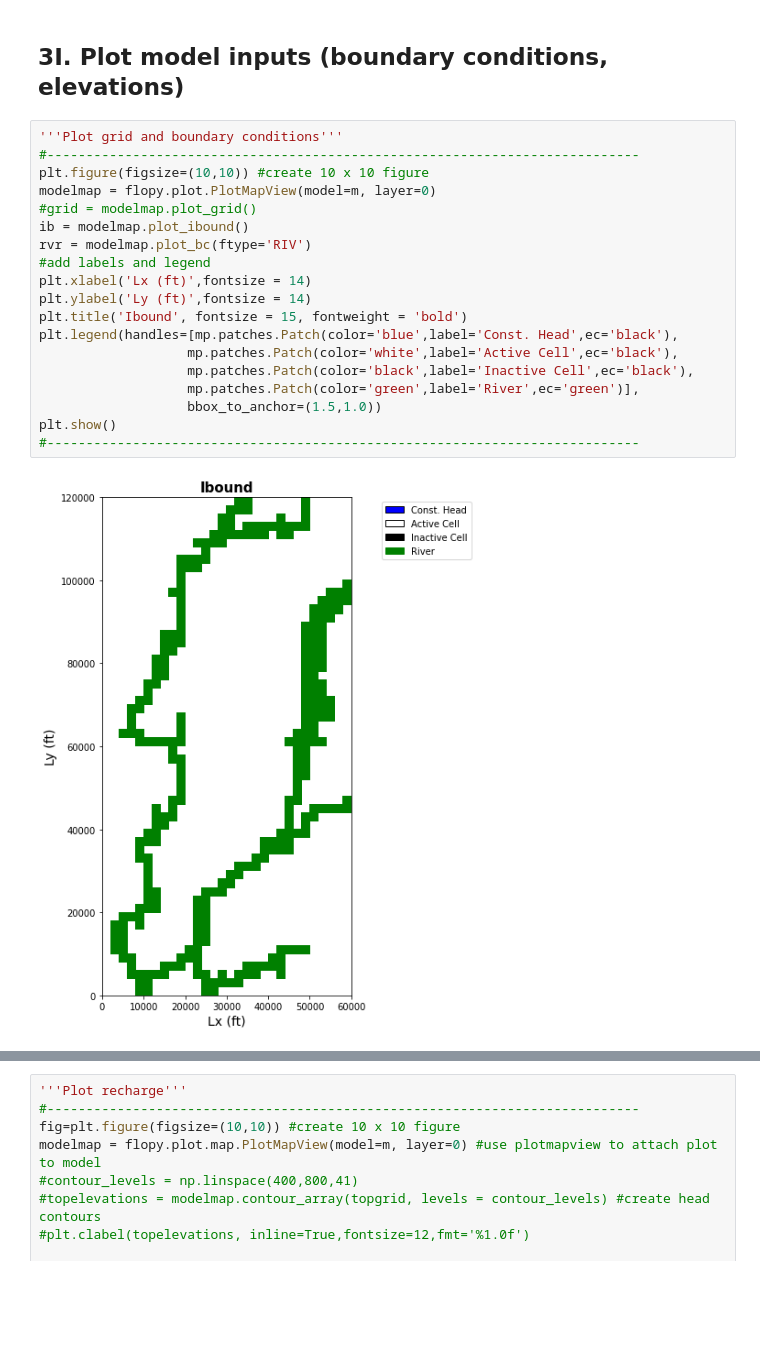
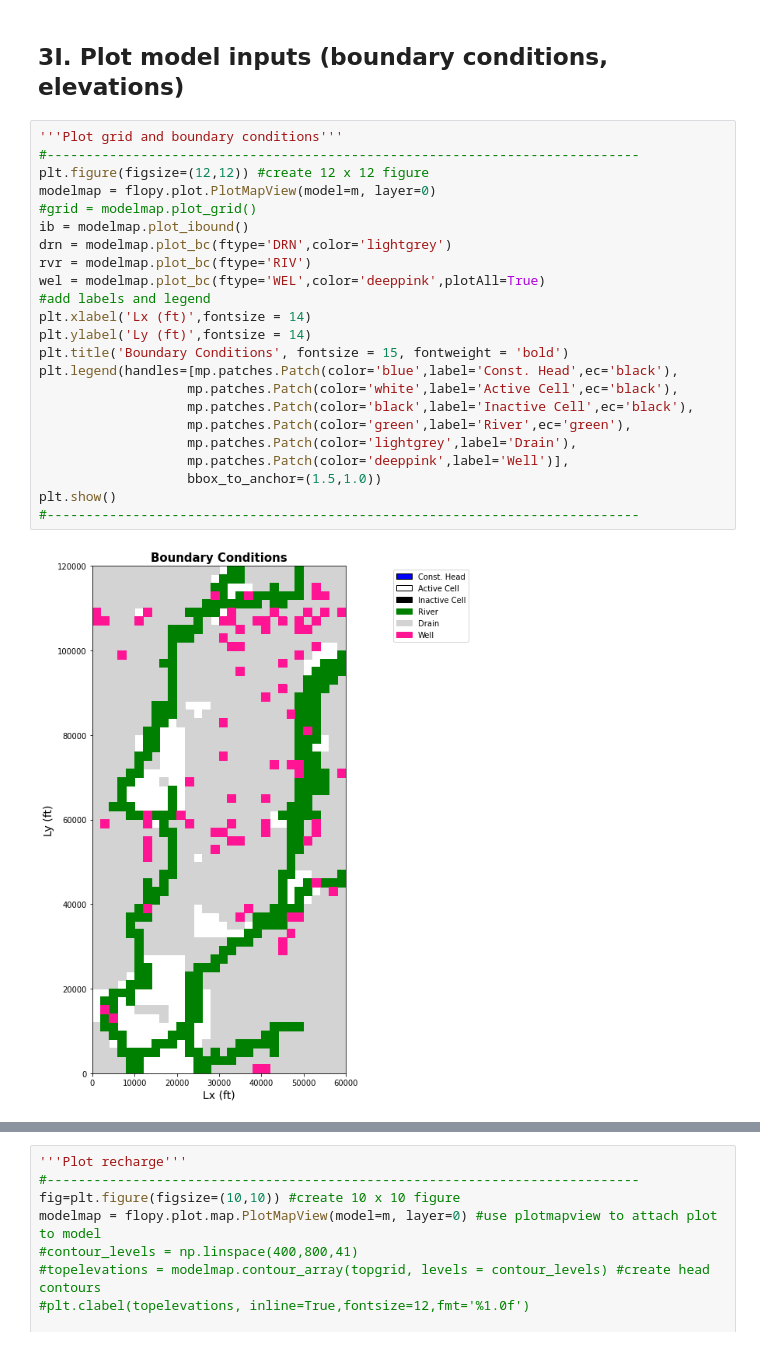
Before and after one commit to dbabrams/ShallowDolomite_Group, a Jupyter notebook: Summer2020_Model/WillCounty_Summer2020.ipynb, the cells around one changed output, grey strips where cells are left out. Cells and saved outputs as stored; diff of their text form; blank space fills up the shorter version.

```diff
--- a/Summer2020_Model/WillCounty_Summer2020.ipynb
+++ b/Summer2020_Model/WillCounty_Summer2020.ipynb
@@ -499,24 +501,28 @@ pcg = flopy.modflow.ModflowPcg(model=m,mxiter=200,iter1=50,hclose=1e-03,rclose=1
 # %%
 '''Plot grid and boundary conditions'''
 #----------------------------------------------------------------------------
-plt.figure(figsize=(10,10)) #create 10 x 10 figure
+plt.figure(figsize=(12,12)) #create 12 x 12 figure
 modelmap = flopy.plot.PlotMapView(model=m, layer=0)
 #grid = modelmap.plot_grid()
 ib = modelmap.plot_ibound()
+drn = modelmap.plot_bc(ftype='DRN',color='lightgrey')
 rvr = modelmap.plot_bc(ftype='RIV')
+wel = modelmap.plot_bc(ftype='WEL',color='deeppink',plotAll=True)
 #add labels and legend
 plt.xlabel('Lx (ft)',fontsize = 14)
 plt.ylabel('Ly (ft)',fontsize = 14)
-plt.title('Ibound', fontsize = 15, fontweight = 'bold')
+plt.title('Boundary Conditions', fontsize = 15, fontweight = 'bold')
 plt.legend(handles=[mp.patches.Patch(color='blue',label='Const. Head',ec='black'),
                    mp.patches.Patch(color='white',label='Active Cell',ec='black'),
                    mp.patches.Patch(color='black',label='Inactive Cell',ec='black'),
-                   mp.patches.Patch(color='green',label='River',ec='green')],
+                   mp.patches.Patch(color='green',label='River',ec='green'),
+                   mp.patches.Patch(color='lightgrey',label='Drain'),
+                   mp.patches.Patch(color='deeppink',label='Well')],
                    bbox_to_anchor=(1.5,1.0))
 plt.show()
 #----------------------------------------------------------------------------
 # %% [output]
-[figure, old version]
+[figure, new version]
 # %%
 '''Plot hydraulic conductivity'''
 #----------------------------------------------------------------------------
```
Also changed, not shown: parts of 4 cells of this notebook.
